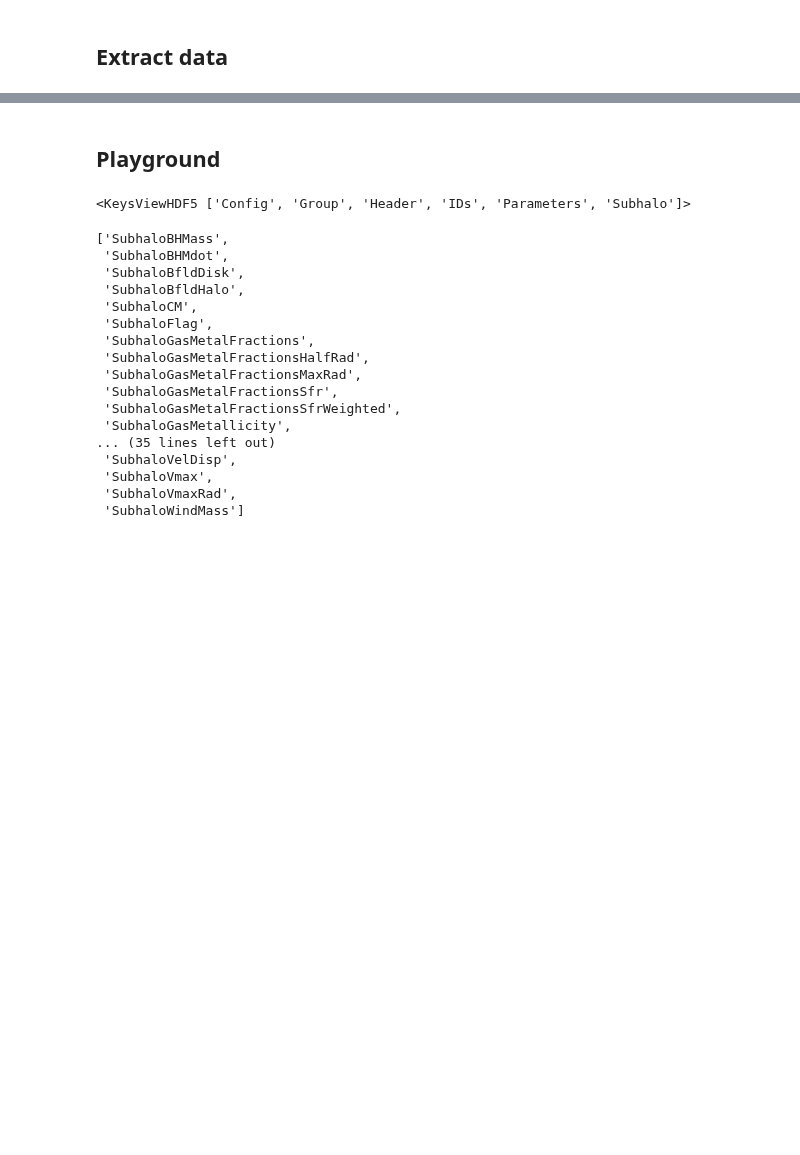
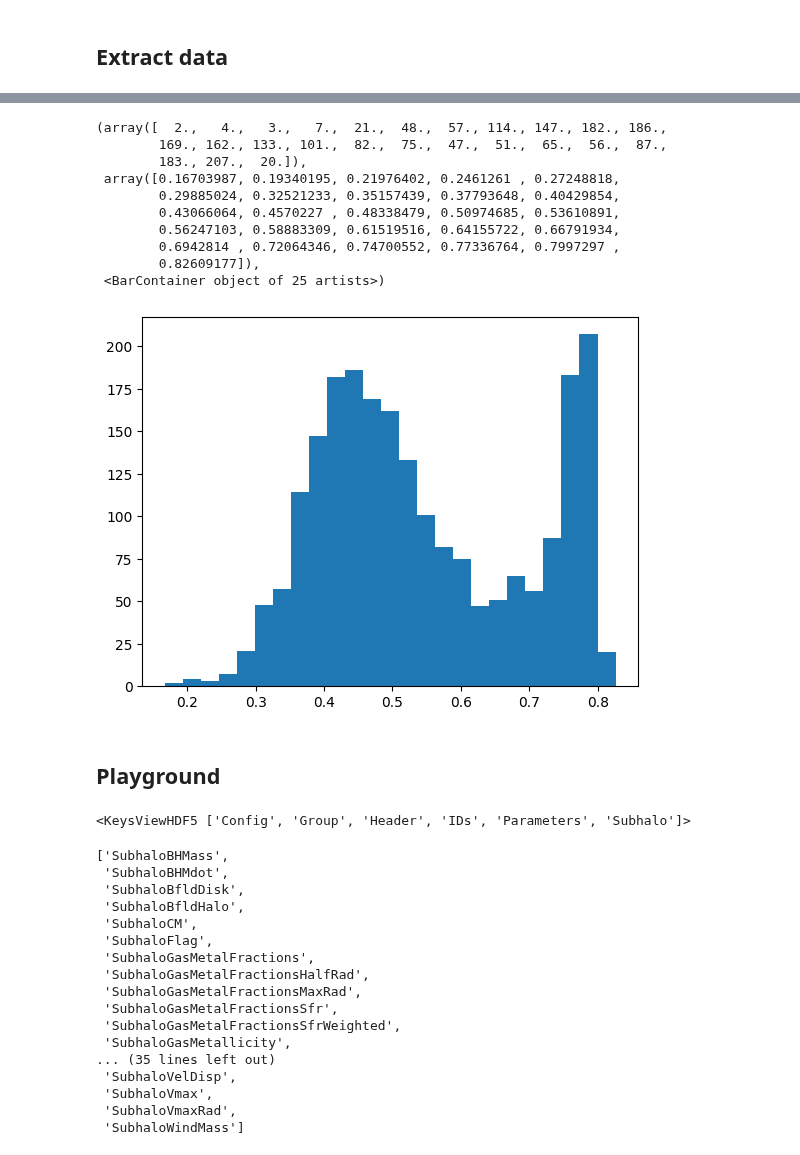
Before and after one commit to ismael-mendoza/nbody-relaxed, a Jupyter notebook: notebooks/wip/tng-100-explore.ipynb, the cells around one changed output, grey strips where cells are left out. Drawn from its saved outputs; the diff is of its cells as text; code cells hidden in the pictures; blank space fills up the shorter version.

```diff
--- a/notebooks/wip/tng-100-explore.ipynb
+++ b/notebooks/wip/tng-100-explore.ipynb
@@ -31,0 +38,4 @@ stellar_mass = convert_tng_mass(np.array(stellar_mass))
+# %%
+file = "../../data/tng/Subhalo_StellarPhot_p07c_cf00dust_res_conv_ns1_rad30pkpc_099.hdf5"
+# %%
+fc = h5py.File(file, 'r')
@@ -32,3 +79,20 @@ stellar_mass = convert_tng_mass(np.array(stellar_mass))
+# %%
+mask = (subhalo_mass < 12.2) & (subhalo_mass > 11.8)
+_gr = gr[mask]
+# %%
+plt.hist(_gr, bins=25)
+# %% [output]
+(array([  2.,   4.,   3.,   7.,  21.,  48.,  57., 114., 147., 182., 186.,
+        169., 162., 133., 101.,  82.,  75.,  47.,  51.,  65.,  56.,  87.,
+        183., 207.,  20.]),
+ array([0.16703987, 0.19340195, 0.21976402, 0.2461261 , 0.27248818,
+        0.29885024, 0.32521233, 0.35157439, 0.37793648, 0.40429854,
+        0.43066064, 0.4570227 , 0.48338479, 0.50974685, 0.53610891,
+        0.56247103, 0.58883309, 0.61519516, 0.64155722, 0.66791934,
+        0.6942814 , 0.72064346, 0.74700552, 0.77336764, 0.7997297 ,
+        0.82609177]),
+ <BarContainer object of 25 artists>)
+[figure, added]
 # %% [markdown]
 ## Playground
 # %%
```
Also changed, not shown: parts of 10 cells of this notebook.
